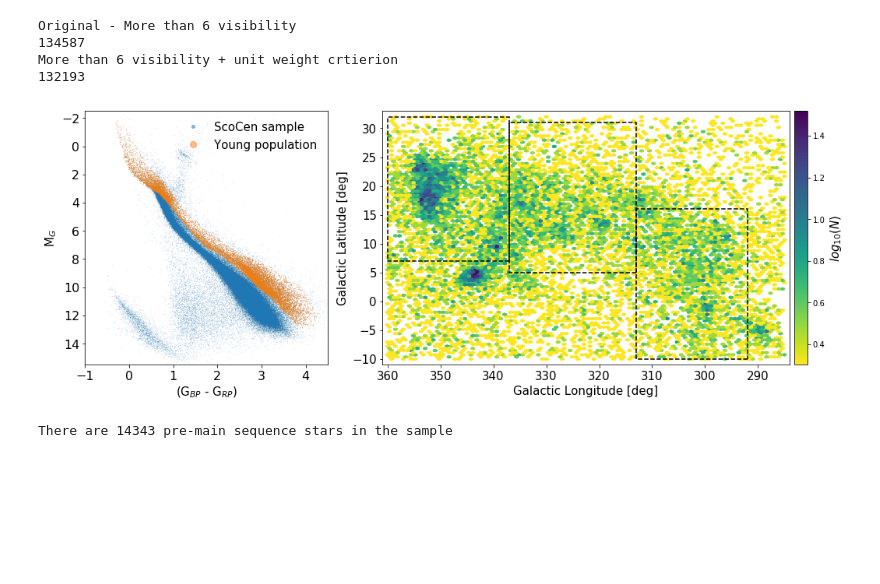
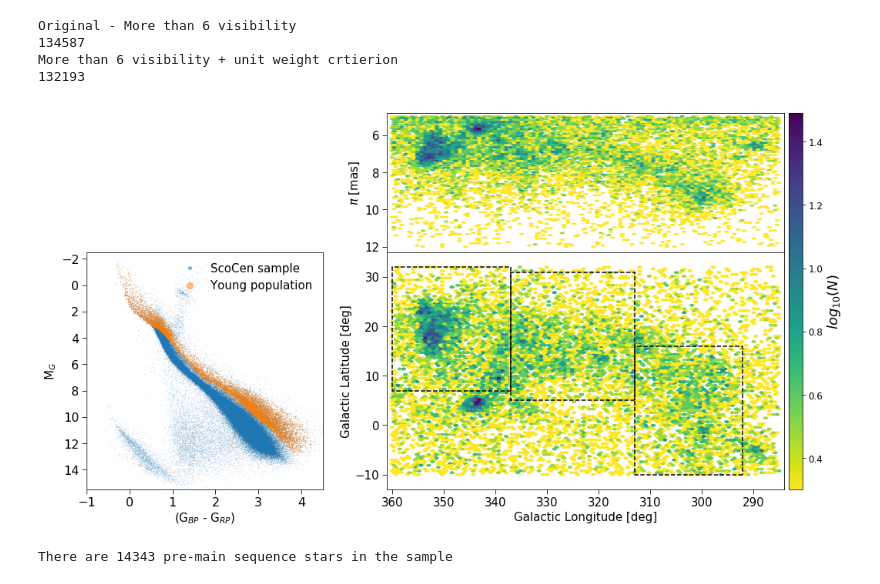
Before and after one commit to Jurgenvilla/Gaia_DR2_ScoCen, a Jupyter notebook: Data_Selection.ipynb, the cells around one changed output. Cells and saved outputs as stored; diff of their text form; code cells hidden in the pictures; blank space fills up the shorter version.

```diff
--- a/Data_Selection.ipynb
+++ b/Data_Selection.ipynb
@@ -69,6 +69,7 @@ RA_DR2     = []
 DEC_DR2    = []
 l_DR2      = []
 b_DR2      = []
+parallax   = []
 for i in range(len(Points_DR2)):
     if path_DR2.contains_point(Points_DR2[i].tolist()) == True:
         Sample_DR2.append(Points_DR2[i])
@@ -76,44 +77,62 @@ for i in range(len(Points_DR2)):
         DEC_DR2.append(Cleaned_Sample["dec"][i])
         l_DR2.append(Cleaned_Sample["l"][i])
         b_DR2.append(Cleaned_Sample["b"][i])
+        parallax.append(Cleaned_Sample["parallax"][i])
 Sample_DR2 = np.array(Sample_DR2)
 # %%
 '''Combined figures'''
 
 LCC = patches.Rectangle((292, -10), 21, 26,linewidth = 1.5, linestyle = '--', edgecolor = 'k', facecolor = 'none')
 UCL = patches.Rectangle((313,5), 24, 26, linewidth = 1.5,  linestyle ='--', edgecolor = 'k', facecolor = 'none')
 US  = patches.Rectangle((337,7), 23, 25, linewidth = 1.5, linestyle = '--', edgecolor = 'k', facecolor = 'none')
 
-fig, ((axA, axB)) = plt.subplots(figsize = (18,6), nrows = 1, ncols = 2, sharey = False,\
-                                 gridspec_kw = {'width_ratios':[1, 2]})
+fig, ((axA_1, axC),(axA, axB)) = plt.subplots(figsize = (18,9), nrows = 2, ncols = 2, sharey = False,\
+                                 gridspec_kw = {'width_ratios':[1, 2], 'height_ratios':[1, 1.7]})
 
 axA.plot(Cleaned_Sample['bp_rp'], Cleaned_Sample['g_mag_abs'], 'o', markersize = 0.1, alpha = 0.5)
 axA.plot(Sample_DR2[:,0], Sample_DR2[:,1], 'o', markersize = 0.2, alpha = 0.5)
 axA.legend(['ScoCen sample', 'Young population'], \
            frameon = False, prop = {'size': 15}, markerscale = 40, loc = 'upper right')
 axA.set_ylim(15.5,-2.5)
 axA.set_xlim(-1, 4.5)
 axA.set_ylabel(r"M$_{G}$", size = 15)
 axA.set_xlabel(r"(G$_{BP}$ - G$_{RP}$)", size = 15)
-axA.tick_params(axis = 'both', which = 'major', labelsize = 16)
+axA.tick_params(axis = 'both', which = 'major', labelsize = 16, size = 6)
+
+axA_1.remove()
 
 B = axB.hexbin(l_DR2, b_DR2, gridsize = 100, bins = 'log', mincnt = 1, cmap = 'viridis_r')
 axB.add_patch(US)
 axB.add_patch(UCL)
 axB.add_patch(LCC)
 axB.set_xlim(361, 284)
-axB.set_ylim(-11, 33)
+axB.set_ylim(-13, 35)
 axB.set_xlabel("Galactic Longitude [deg]", size = 15)
 axB.set_ylabel("Galactic Latitude [deg]", size = 15)
-axB.tick_params(axis = 'both', which = 'major', labelsize = 15)
-cb = fig.colorbar(B, ax = axB, pad = 0.01)
-cb.set_label(r'$log_{10} (N)$', size = 15)
+axB.tick_params(axis = 'both', which = 'major', labelsize = 15, size = 6)
+# cb = fig.colorbar(B, ax = axB, pad = 0.01)
+# cb.set_label(r'$log_{10} (N)$', size = 15)
 
-fig.subplots_adjust(wspace = 0.15)
+C = axC.hexbin(l_DR2, parallax, gridsize = 100, bins = 'log', mincnt = 1, cmap = 'viridis_r')
+axC.set_xlim(361, 284)
+axC.set_ylim(12.3,4.8)
+axC.set_ylabel(r"$\pi$ [mas]", size = 15)
+axC.tick_params(axis = 'y', which = 'major', labelsize = 15, size = 6)
+axC.get_xaxis().set_visible(False)
+# cb = fig.colorbar(C, ax = axC, pad = 0.01)
+# cb.set_label(r'$log_{10} (N)$', size = 15)
+
+axC.get_shared_x_axes().join(axB, axC)
+
+fig.subplots_adjust(wspace = 0.18)
+fig.subplots_adjust(hspace = 0.00)
+cb = fig.colorbar(C, ax = (axB,axC), pad = 0.01, aspect = 27)
+cb.set_label(r'$log_{10} (N)$', size = 18)
+cb.ax.set_yticklabels(['0.4', '0.6', '0.8', '1.0', '1.2', '1.4'], fontsize = 12)
 
 plt.savefig("./Figures/ScoCen_Coordinates.png", dpi = 300, bbox_inches = 'tight')
 # %% [output]
-[figure, old version]
+[figure, new version]
 # %%
 '''Ra and Dec coordinates are saved for the selected pre-main sequence sample'''
 
```
